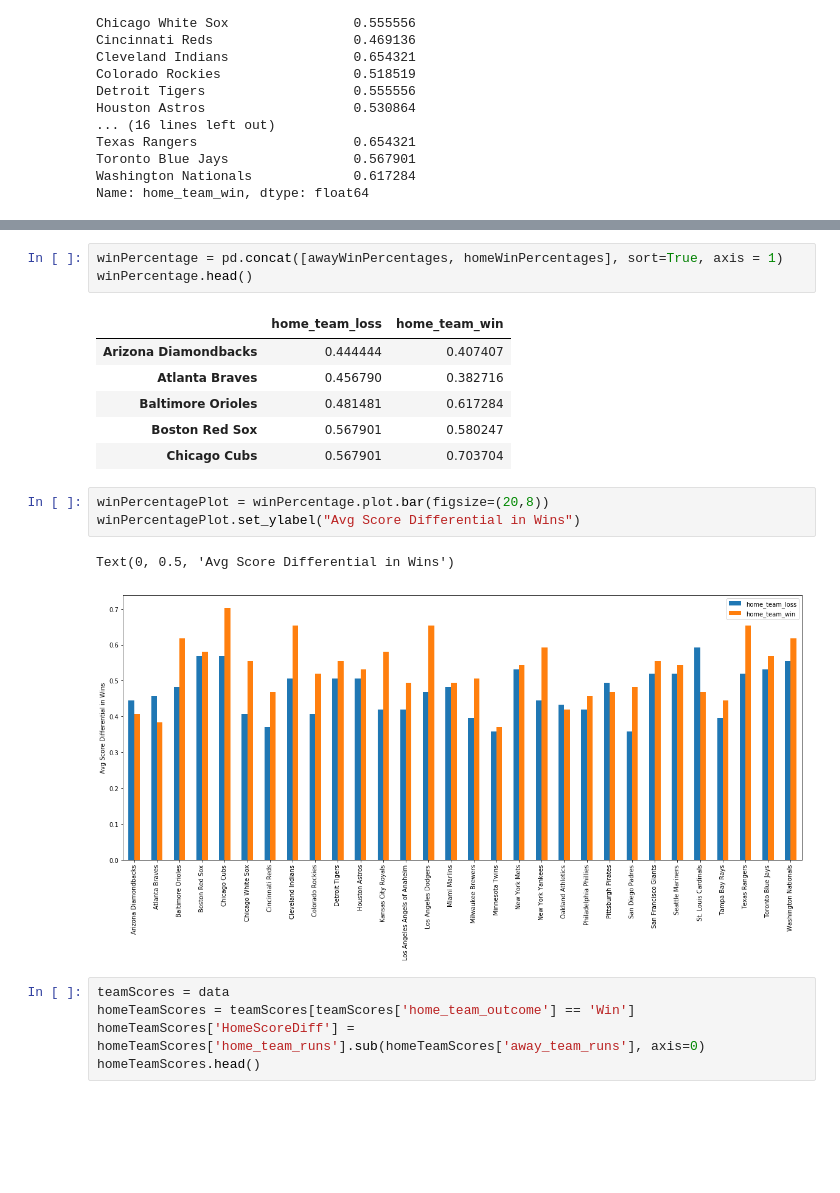
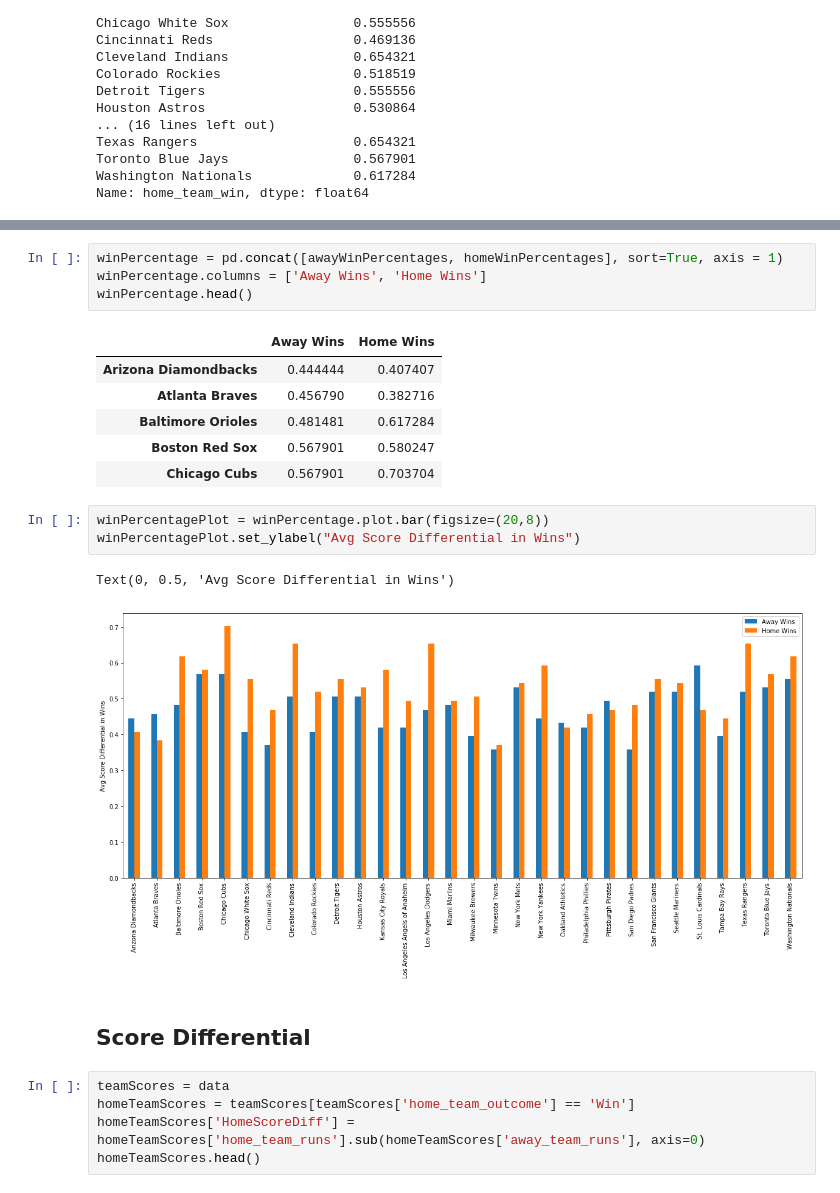
Before and after one commit to bsuwirjo/cogs108FinalProject, a Jupyter notebook: Baseball.ipynb, the cells around one changed output, grey strips where cells are left out. Saved outputs shown, nothing was run; the diff lists cells and outputs as text; blank space fills up the shorter version.

```diff
--- a/Baseball.ipynb
+++ b/Baseball.ipynb
@@ -131,9 +122,10 @@ Washington Nationals             0.555556
 Name: home_team_loss, dtype: float64
 # %%
 winPercentage = pd.concat([awayWinPercentages, homeWinPercentages], sort=True, axis = 1)
+winPercentage.columns = ['Away Wins', 'Home Wins']
 winPercentage.head()
 # %% [output]
-|  | home_team_loss | home_team_win |
+|  | Away Wins | Home Wins |
 | Arizona Diamondbacks | 0.444444 | 0.407407 |
 | Atlanta Braves | 0.456790 | 0.382716 |
 | Baltimore Orioles | 0.481481 | 0.617284 |
@@ -144,7 +136,9 @@ winPercentagePlot = winPercentage.plot.bar(figsize=(20,8))
 winPercentagePlot.set_ylabel("Avg Score Differential in Wins")
 # %% [output]
 Text(0, 0.5, 'Avg Score Differential in Wins')
-[figure, old version]
+[figure, new version]
+# %% [markdown]
+## Score Differential
 # %%
 teamScores = data
 homeTeamScores = teamScores[teamScores['home_team_outcome'] == 'Win']
```
Also changed, not shown: parts of 17 cells of this notebook.
